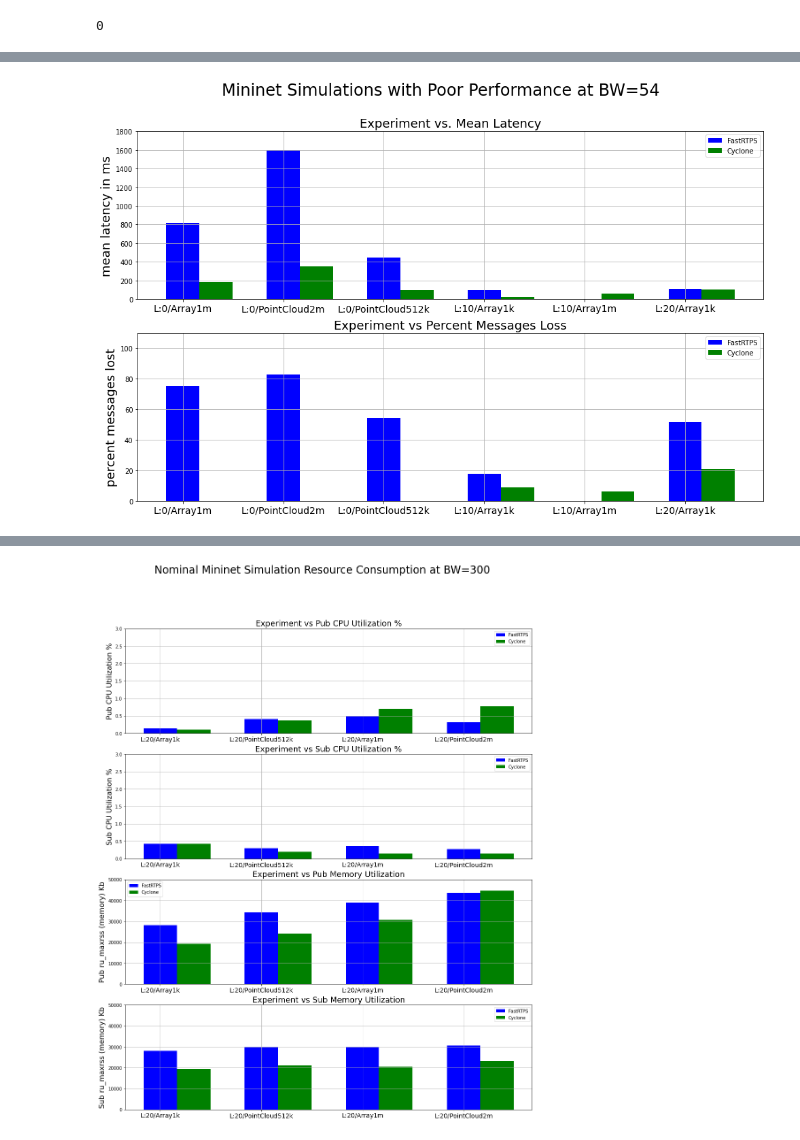
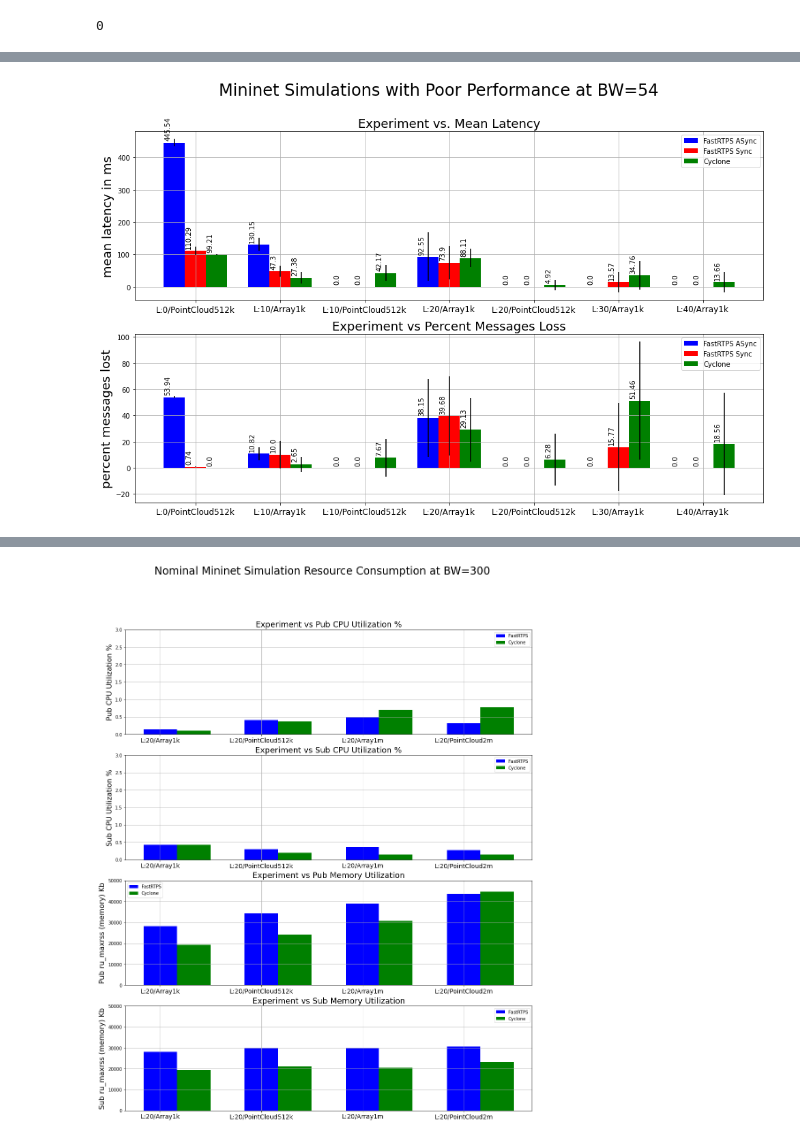
Before and after one commit to osrf/TSC-RMW-Reports, a Jupyter notebook: galactic/MininetExperimentResults.ipynb, the cells around one changed output, grey strips where cells are left out. Drawn from its saved outputs; the diff is of its cells as text; code cells hidden in the pictures.

```diff
--- a/galactic/MininetExperimentResults.ipynb
+++ b/galactic/MininetExperimentResults.ipynb
@@ -41,6 +41,7 @@ def build_file_list(directory,clip=None):
         runs = glob.glob(dir_name+"/*",recursive=True)
         for run in runs:
             values = run.split("/")
+            file_set = {}
             file_set["experiment"] = values[-2]
             file_set["run"] = values[-1]
             test = glob.glob(run+"/*",recursive=True)
@@ -322,19 +330,0 @@ Cyclone lost packets with average magnitude: 8.009153318077804 for BW1000-L20-R3
-# %%
-cutoff = 30
-print(cutoff)
-temp = cyclone_df[cyclone_df['sub_mean_latency_mean (ms)'] > cutoff]
-for i in range(0,len(temp)):
-    print("Cyclone latency with average magnitude: {0} for BW{1}-L{2}-R{3}-{4}".format(temp.iloc[i]["sub_mean_latency_mean (ms)"],temp.iloc[i].bandwidth,temp.iloc[i].loss,temp.iloc[i].message_rate,temp.iloc[i].message_type,temp.iloc[i].json_fname))
-    sample = (temp.iloc[i].bandwidth,
-              temp.iloc[i].loss,
-              temp.iloc[i].message_type)
-    to_plot.append(sample)
-
-print("----------------")
-temp = fast_df[fast_df['sub_mean_latency_mean (ms)'] > cutoff]
-for i in range(0,len(temp)):
-    print("Fast latency with average magnitude: {0} for BW{1}-L{2}-R{3}-{4}".format(temp.iloc[i]["sub_mean_latency_mean (ms)"],temp.iloc[i].bandwidth,temp.iloc[i].loss,temp.iloc[i].message_rate,temp.iloc[i].message_type,temp.iloc[i].json_fname))
-    sample = (temp.iloc[i].bandwidth,
-              temp.iloc[i].loss,
-              temp.iloc[i].message_type)
-    to_plot.append(sample)
@@ -376,40 +348,80 @@ Total runs to plot 14
 3 BW=1000 plots
 # %%
-def generate_mininet_plot(fast_df, cyclone_df, render_set,super_title):
+def autolabel(rects,ax,rot=90):
+    """Attach a text label above each bar in *rects*, displaying its height."""
+    for rect in rects:
+        height = rect.get_height()
+        ax.annotate('{}'.format(height),
+                    xy=((rect.get_x() + rect.get_width() / 2)-0.1, height+0.3),
+                    xytext=(3, 3),  # 3 points vertical offset
+                    textcoords="offset points",
+                    fontsize =10,
+                    ha='center', va='bottom',rotation=rot)
+
+
+def generate_mininet_plot(fast_sync_df,fast_async_df, cyclone_df, render_set,super_title):
     to_plot = ['sub_mean_latency_mean (ms)','lost_prct'] #,'mean_sub_cpu_usage (%)']
+    to_std = ['sub_mean_latency_mean (ms)_std','lost_prct_std']
     plot_units = ['mean latency in ms',"percent messages lost"]#"CPU Utilization %"]
     titles = ["Experiment vs. Mean Latency", "Experiment vs Percent Messages Loss"]#,"Experiment vs CPU Utilization %"]
     y_extents = [[0,1800],[0,110]]
     fig, ax = plt.subplots(len(to_plot))
     fig.set_size_inches(16.5,10)
     fig.suptitle(super_title,fontsize=24)
+    # for each param
     for idx,data_point in enumerate(to_plot):
-        fast = []
+        fast_s = []
+        fast_a = []
         cyclone = []
+
+        fast_s_std = []
+        fast_a_std = []
+        cyclone_std = []
         x_label = []
+        # for each data point
         for render in render_set:
             x_label.append("L:{0}/{1}".format(render[1],render[2]))
-            fv = fast_df.loc[(fast_df['bandwidth'] == render[0]) & (fast_df["loss"] == render[1]) & (fast_df["message_type"]==render[2])]
-            fast.append(fv[data_point].values[0])
+            fsv = fast_sync_df.loc[(fast_sync_df['bandwidth'] == render[0]) &
+                                   (fast_sync_df["loss"] == render[1]) &
+                                   (fast_sync_df["message_type"]==render[2])]
+            fast_s.append(np.round(fsv[data_point].values[0],2))
+            #print(fsv)
+            fast_s_std.append(np.round(fsv[to_std[idx]].values[0],2))
+
+
+            fav = fast_async_df.loc[(fast_async_df['bandwidth'] == render[0]) &
+                                    (fast_async_df["loss"] == render[1]) &
+                                    (fast_async_df["message_type"]==render[2])]
+
+            fast_a.append(np.round(fav[data_point].values[0],2))
+            fast_a_std.append(np.round(fav[to_std[idx]].values[0],2))
+
             cv = cyclone_df.loc[(cyclone_df['bandwidth'] == render[0]) &
                                 (cyclone_df["loss"] == render[1]) &
                                 (cyclone_df["message_type"] == render[2])]
-            cyclone.append(cv[data_point].values[0])
+            cyclone.append(np.round(cv[data_point].values[0],2))
+            cyclone_std.append(np.round(cv[to_std[idx]].values[0],2))
 
         x = np.arange(len(render_set))
-        sz = 0.33
+        sz = 0.25
         ax[idx].grid(which="both")
-        ax[idx].bar(x + 0.00, fast, color = 'b', width = sz,label="FastRTPS")
-        ax[idx].bar(x + sz, cyclone, color = 'g', width = sz,label="Cyclone")
-        ax[idx].set_ylim(y_extents[idx])
-        ax[idx].set_xticks(x)
-        ax[idx].set_xticklabels(x_label,rotation=0,fontsize=14)
+        print(fast_a_std)
+        fast_a_bar = ax[idx].bar(x + 0.00, fast_a, yerr=fast_a_std,color = 'b', width = sz,label="FastRTPS ASync")
+        fast_s_bar = ax[idx].bar(x + sz, fast_s, yerr=fast_s_std,color = 'r', width = sz,label="FastRTPS Sync")
+        cyclone_bar =  ax[idx].bar(x + (sz*2), cyclone,yerr=cyclone_std, color = 'g', width = sz,label="Cyclone")
+        autolabel(fast_a_bar,ax[idx])
+        autolabel(fast_s_bar,ax[idx])
+        autolabel(cyclone_bar,ax[idx])
+
+        #ax[idx].set_ylim(y_extents[idx])
+        ax[idx].set_xticks(x+0.25)
+        ax[idx].set_xticklabels(x_label,rotation=0,fontsize=12)
         ax[idx].set_ylabel(plot_units[idx],fontsize=18)
         #ax[idx].set_xlabel("Mininet Experimental Conditions")
         ax[idx].set_title(titles[idx],fontsize=18)
         ax[idx].legend()
     return fig
 
-out = generate_mininet_plot(fast_df,cyclone_df,bw_54,"Mininet Simulations with Poor Performance at BW=54")
-plt.savefig("PoorPerformersBW54.png")
+out = generate_mininet_plot(fast_sync_run_avg_df,fast_async_run_avg_df,cyclone_run_avg_df,bw_54,"Mininet Simulations with Poor Performance at BW=54")
+plt.savefig("./plots/PoorPerformersBW54.png")
 # %% [output]
@@ -416,2 +430,2 @@ plt.savefig("PoorPerformersBW54.png")
-[figure, old version]
+[figure, new version]
 # %%
```
Also changed, not shown: parts of 10 cells of this notebook, 1 other file.
